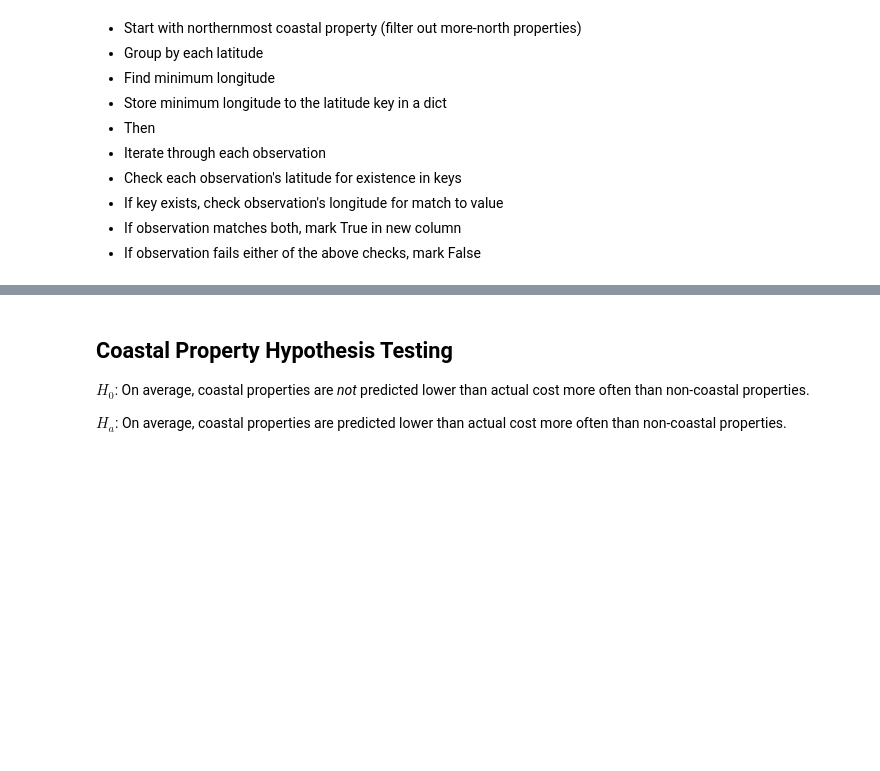
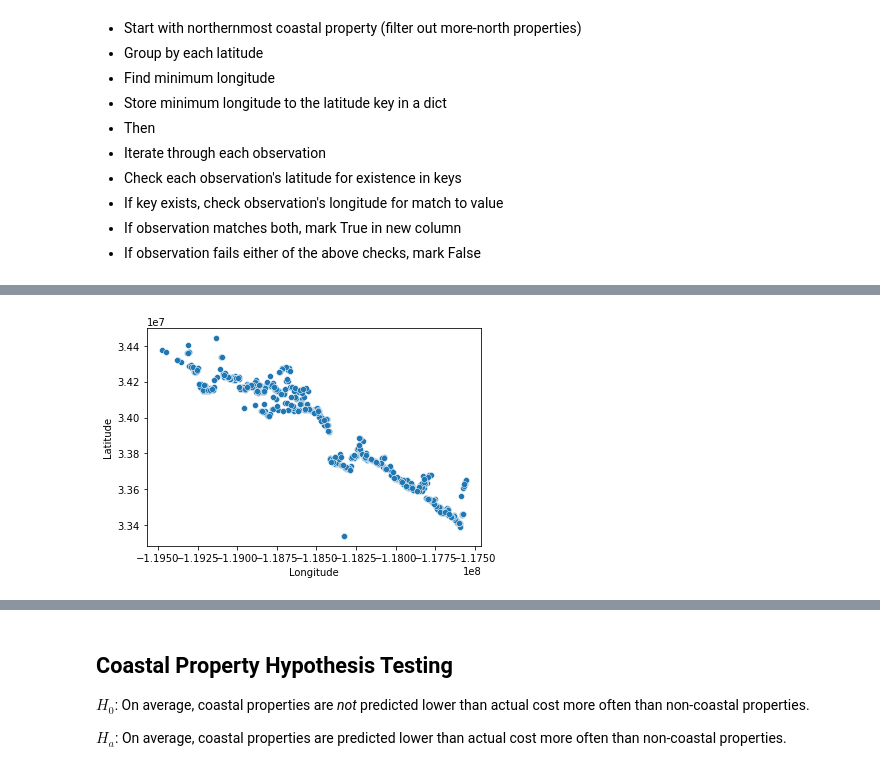
Before and after one commit to JacobPaxton/zillow-clustering-project, a Jupyter notebook: draft-workspace.ipynb, the cells around one changed output, grey strips where cells are left out. Cells and saved outputs as stored; diff of their text form; code cells hidden in the pictures; blank space fills up the shorter version.

```diff
--- a/draft-workspace.ipynb
+++ b/draft-workspace.ipynb
@@ -310,7 +322,9 @@ plt.plot((-119500000, -117500000), (34200000, 33200000), c='red')
 # %%
 sns.scatterplot(data=df[df.is_coastal_vertical], x='Longitude', y='Latitude')
 plt.show()
-sns.scatterplot(data=df_out[df_out.is_coastal_vertical], x='Longitude', y='Latitude')
+# sns.scatterplot(data=df_out[df_out.is_coastal_vertical], x='Longitude', y='Latitude')
+# %% [output]
+[figure, added]
 # %%
 sns.scatterplot(data=df[df.is_coastal_horizontal], x='Longitude', y='Latitude')
 plt.show()
```
Also changed, not shown: parts of 19 cells of this notebook.
